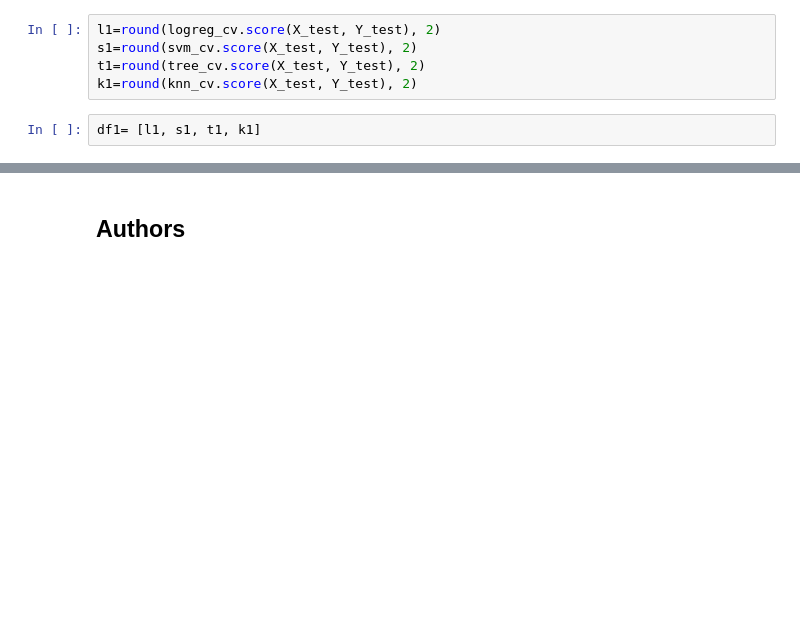
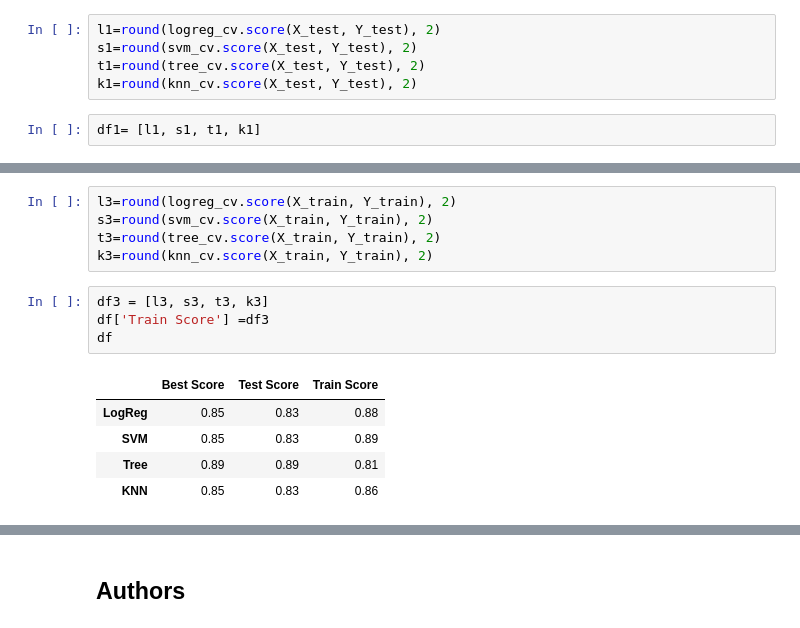
Before and after one commit to Ash021980/SpaceY-Rocket-Launch-Analysis, a Jupyter notebook: Machine Learning Prediction Lab.ipynb, the cells around one changed output, grey strips where cells are left out. Cells and saved outputs as stored; diff of their text form; blank space fills up the shorter version.

```diff
--- a/Machine Learning Prediction Lab.ipynb
+++ b/Machine Learning Prediction Lab.ipynb
@@ -374 +374,16 @@ df
 | KNN | 0.85 | 0.83 |
+# %%
+l3=round(logreg_cv.score(X_train, Y_train), 2)
+s3=round(svm_cv.score(X_train, Y_train), 2)
+t3=round(tree_cv.score(X_train, Y_train), 2)
+k3=round(knn_cv.score(X_train, Y_train), 2)
+# %%
+df3 = [l3, s3, t3, k3]
+df['Train Score'] =df3
+df
+# %% [output]
+|  | Best Score | Test Score | Train Score |
+| LogReg | 0.85 | 0.83 | 0.88 |
+| SVM | 0.85 | 0.83 | 0.89 |
+| Tree | 0.89 | 0.89 | 0.81 |
+| KNN | 0.85 | 0.83 | 0.86 |
```
Also changed, not shown: parts of 6 cells of this notebook.
